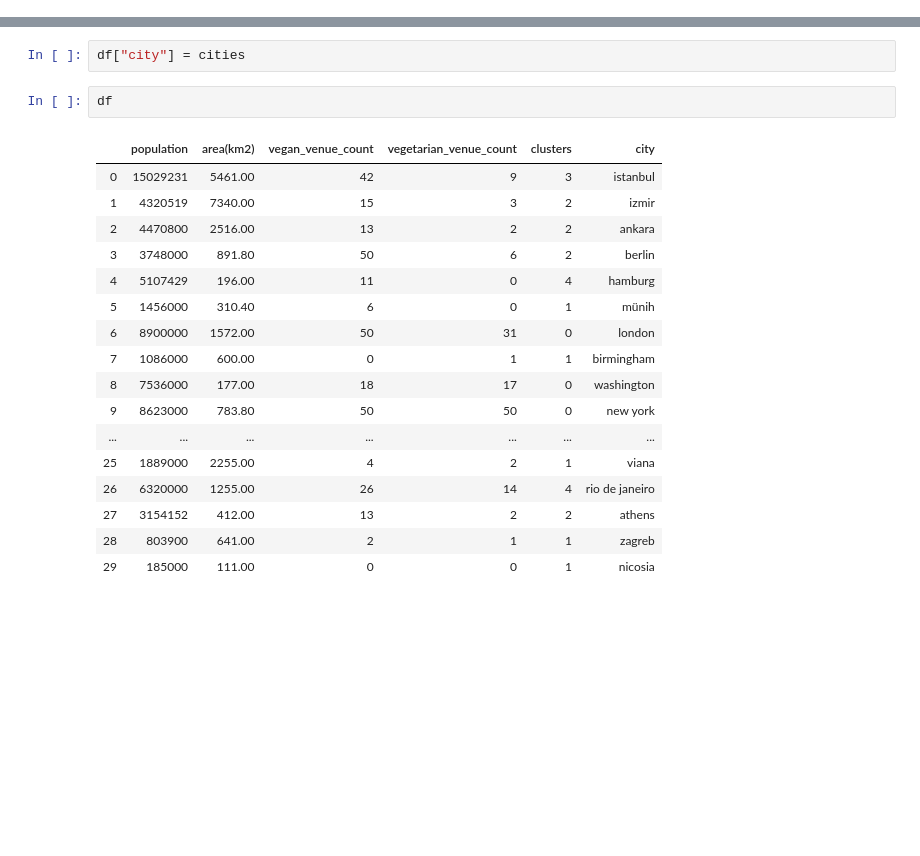
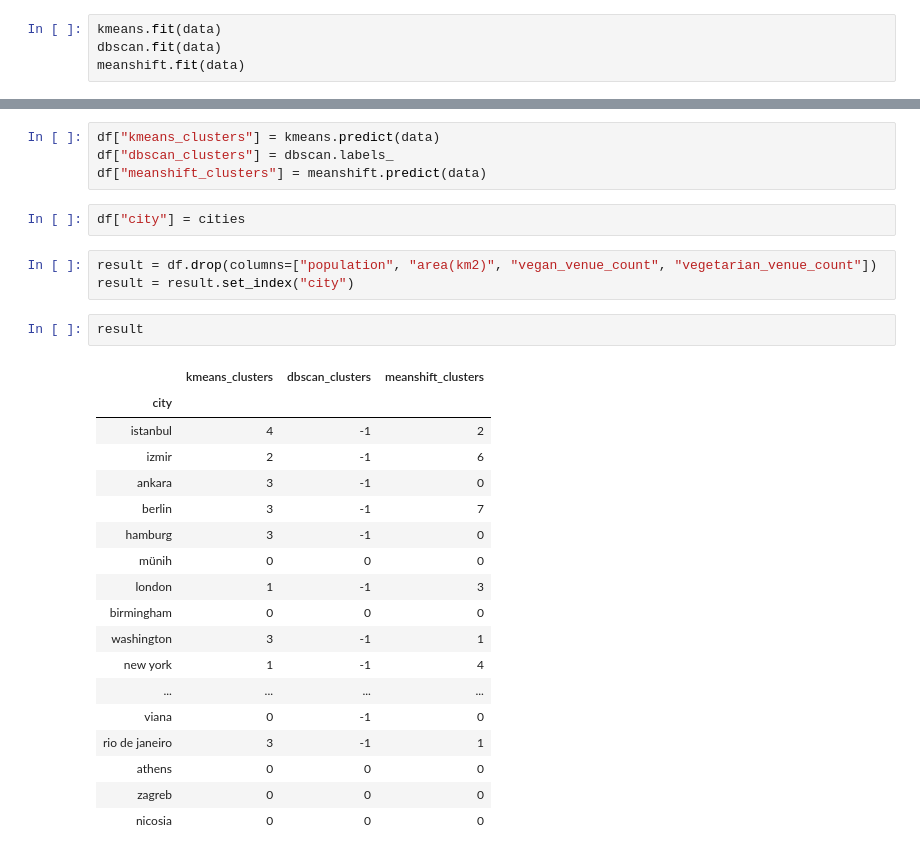
Before and after one commit to sodaliAyran/Coursera_Capstone, a Jupyter notebook: Week4/Modeling.ipynb, the cells around one changed output, grey strips where cells are left out. Drawn from its saved outputs; the diff is of its cells as text; blank space fills up the shorter version.

```diff
--- a/Week4/Modeling.ipynb
+++ b/Week4/Modeling.ipynb
@@ -29,0 +95,4 @@ df["clusters"] = kmeans.predict(df)
+# %%
+kmeans.fit(data)
+dbscan.fit(data)
+meanshift.fit(data)
@@ -30,22 +102,30 @@ df["clusters"] = kmeans.predict(df)
+# %%
+df["kmeans_clusters"] = kmeans.predict(data)
+df["dbscan_clusters"] = dbscan.labels_
+df["meanshift_clusters"] = meanshift.predict(data)
 # %%
 df["city"] = cities
-# %%
-df
-# %% [output]
-|  | population | area(km2) | vegan_venue_count | vegetarian_venue_count | clusters | city |
-| 0 | 15029231 | 5461.00 | 42 | 9 | 3 | istanbul |
-| 1 | 4320519 | 7340.00 | 15 | 3 | 2 | izmir |
-| 2 | 4470800 | 2516.00 | 13 | 2 | 2 | ankara |
-| 3 | 3748000 | 891.80 | 50 | 6 | 2 | berlin |
-| 4 | 5107429 | 196.00 | 11 | 0 | 4 | hamburg |
-| 5 | 1456000 | 310.40 | 6 | 0 | 1 | münih |
-| 6 | 8900000 | 1572.00 | 50 | 31 | 0 | london |
-| 7 | 1086000 | 600.00 | 0 | 1 | 1 | birmingham |
-| 8 | 7536000 | 177.00 | 18 | 17 | 0 | washington |
-| 9 | 8623000 | 783.80 | 50 | 50 | 0 | new york |
-| ... | ... | ... | ... | ... | ... | ... |
-| 25 | 1889000 | 2255.00 | 4 | 2 | 1 | viana |
-| 26 | 6320000 | 1255.00 | 26 | 14 | 4 | rio de janeiro |
-| 27 | 3154152 | 412.00 | 13 | 2 | 2 | athens |
-| 28 | 803900 | 641.00 | 2 | 1 | 1 | zagreb |
-| 29 | 185000 | 111.00 | 0 | 0 | 1 | nicosia |
+# %%
+result = df.drop(columns=["population", "area(km2)", "vegan_venue_count", "vegetarian_venue_count"])
+result = result.set_index("city")
+# %%
+result
+# %% [output]
+|  | kmeans_clusters | dbscan_clusters | meanshift_clusters |
+| city |  |  |  |
+| istanbul | 4 | -1 | 2 |
+| izmir | 2 | -1 | 6 |
+| ankara | 3 | -1 | 0 |
+| berlin | 3 | -1 | 7 |
+| hamburg | 3 | -1 | 0 |
+| münih | 0 | 0 | 0 |
+| london | 1 | -1 | 3 |
+| birmingham | 0 | 0 | 0 |
+| washington | 3 | -1 | 1 |
+| new york | 1 | -1 | 4 |
+| ... | ... | ... | ... |
+| viana | 0 | -1 | 0 |
+| rio de janeiro | 3 | -1 | 1 |
+| athens | 0 | 0 | 0 |
+| zagreb | 0 | 0 | 0 |
+| nicosia | 0 | 0 | 0 |
```
Also changed, not shown: parts of 14 cells of this notebook, 3 other files.
